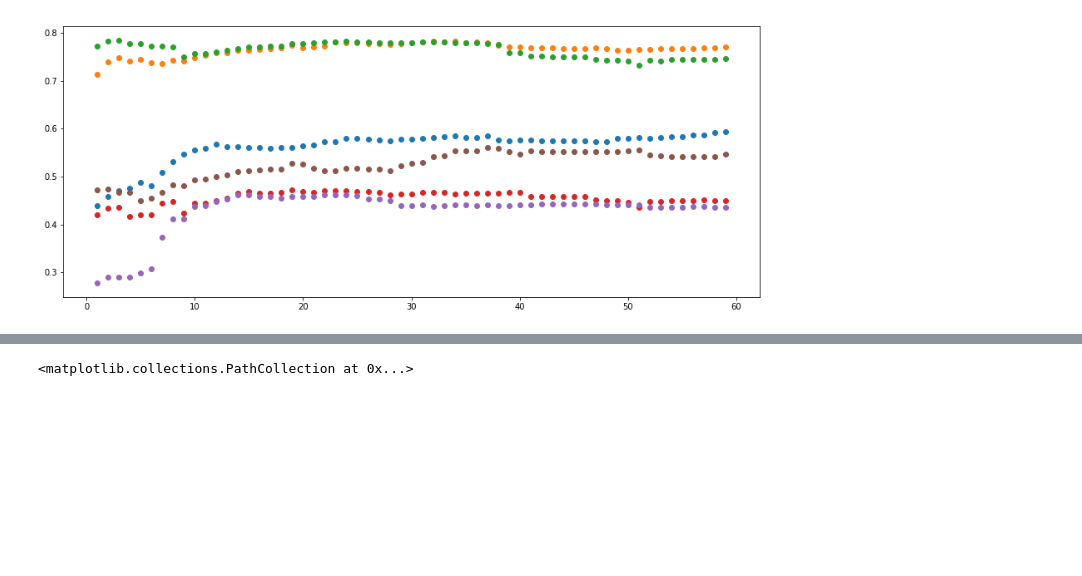
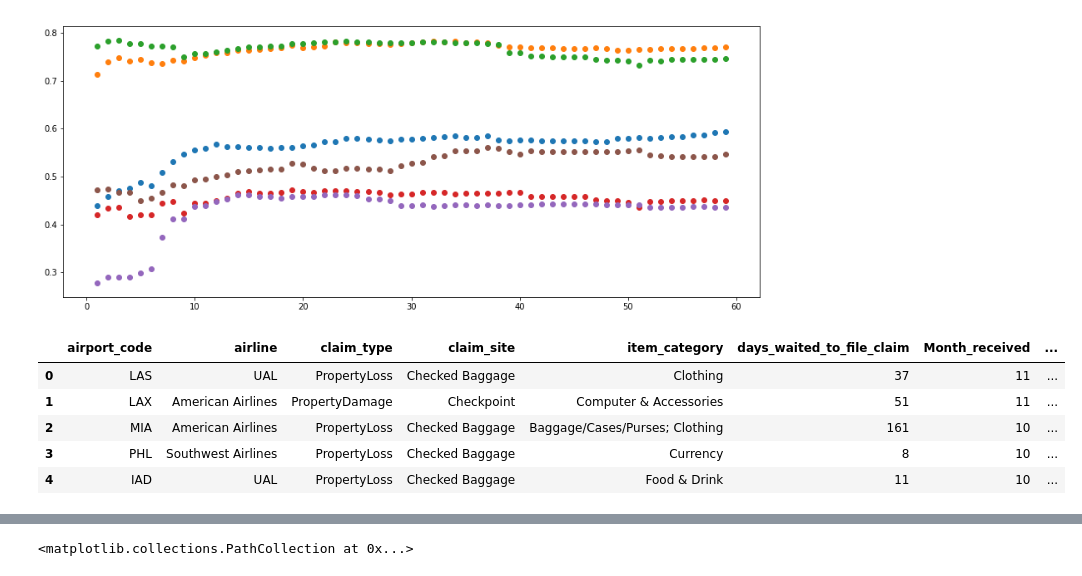
Before and after one commit to spencertollefson/tsa_claims, a Jupyter notebook: simple_models.ipynb, the cells around one changed output, grey strips where cells are left out. Saved outputs shown, nothing was run; the diff lists cells and outputs as text; code cells hidden in the pictures; blank space fills up the shorter version.

```diff
--- a/simple_models.ipynb
+++ b/simple_models.ipynb
@@ -954,6 +987,15 @@ ax.scatter(x=period, y=el6)
 # %% [output]
 <matplotlib.collections.PathCollection at 0x...>
 [figure]
+# %%
+X_small_df.head()
+# %% [output]
+|  | airport_code | airline | claim_type | claim_site | item_category | days_waited_to_file_claim | Month_received | ... |
+| 0 | LAS | UAL | PropertyLoss | Checked Baggage | Clothing | 37 | 11 | ... |
+| 1 | LAX | American Airlines | PropertyDamage | Checkpoint | Computer & Accessories | 51 | 11 | ... |
+| 2 | MIA | American Airlines | PropertyLoss | Checked Baggage | Baggage/Cases/Purses; Clothing | 161 | 10 | ... |
+| 3 | PHL | Southwest Airlines | PropertyLoss | Checked Baggage | Currency | 8 | 10 | ... |
+| 4 | IAD | UAL | PropertyLoss | Checked Baggage | Food & Drink | 11 | 10 | ... |
 # %%
 fig, ax = plt.subplots(figsize = (15,6))
 ax.scatter(x=period, y=el3)
```
Also changed, not shown: parts of 10 cells of this notebook.
